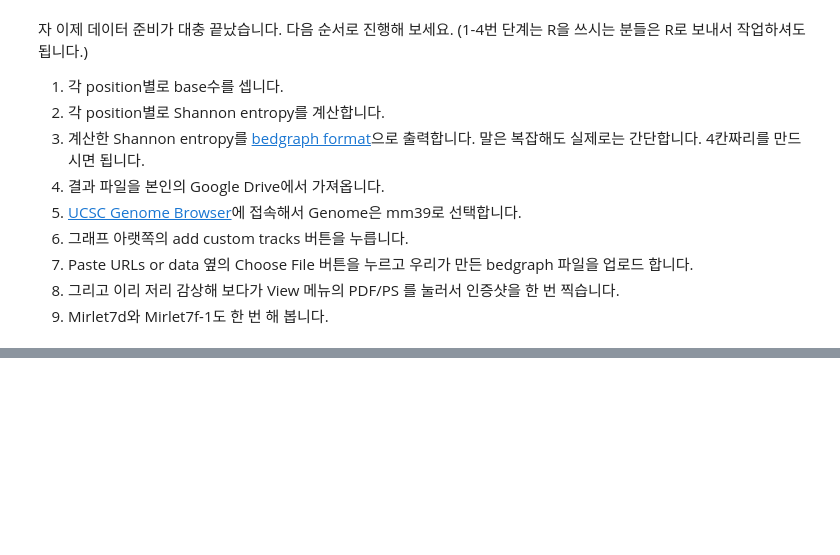
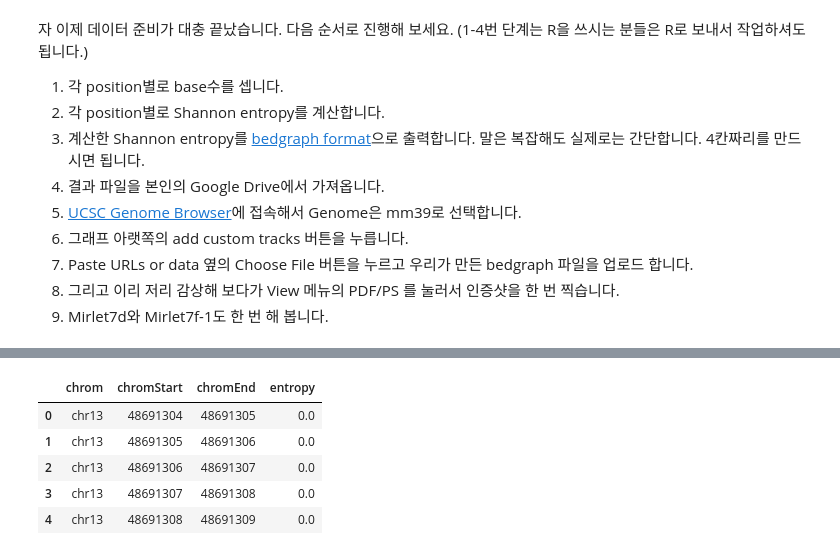
Before and after one commit to chaehyeonkim-lab/bioinformatics1, a Jupyter notebook: Guided_Mission_3주차_실습용_노트북_(5월_14일_오후_9시까지_push).ipynb, the cells around one changed output, grey strips where cells are left out. Cells and saved outputs as stored; diff of their text form; code cells hidden in the pictures; blank space fills up the shorter version.

```diff
--- a/Guided_Mission_3주차_실습용_노트북_(5월_14일_오후_9시까지_push).ipynb
+++ b/Guided_Mission_3주차_실습용_노트북_(5월_14일_오후_9시까지_push).ipynb
@@ -278,2 +445,28 @@ pileup[pileup['pos'] == 106056094].iloc[0]['matches']
+# %%
+pileup['base_counts'] = pileup['matches'].apply(count_bases)
+pileup['entropy'] = pileup['base_counts'].apply(shannon_entropy)
+# %%
+bedgraph = pd.DataFrame({
+    'chrom': pileup['chrom'],
+    'chromStart': pileup['pos'] - 1,
+    'chromEnd': pileup['pos'],
+    'entropy': pileup['entropy']
+})
+
+bedgraph.to_csv(
+    'CLIP-let7g-entropy.bedgraph',
+    sep='\t',
+    header=False,
+    index=False
+)
+
+bedgraph.head()
+# %% [output]
+|  | chrom | chromStart | chromEnd | entropy |
+| 0 | chr13 | 48691304 | 48691305 | 0.0 |
+| 1 | chr13 | 48691305 | 48691306 | 0.0 |
+| 2 | chr13 | 48691306 | 48691307 | 0.0 |
+| 3 | chr13 | 48691307 | 48691308 | 0.0 |
+| 4 | chr13 | 48691308 | 48691309 | 0.0 |
 # %%
 # 분석에 사용한 코드와 결과로 얻은 그림 (인증샷) 모두 GitHub repository에 업로드 해 주세요.
```
Also changed, not shown: parts of 8 cells of this notebook.
